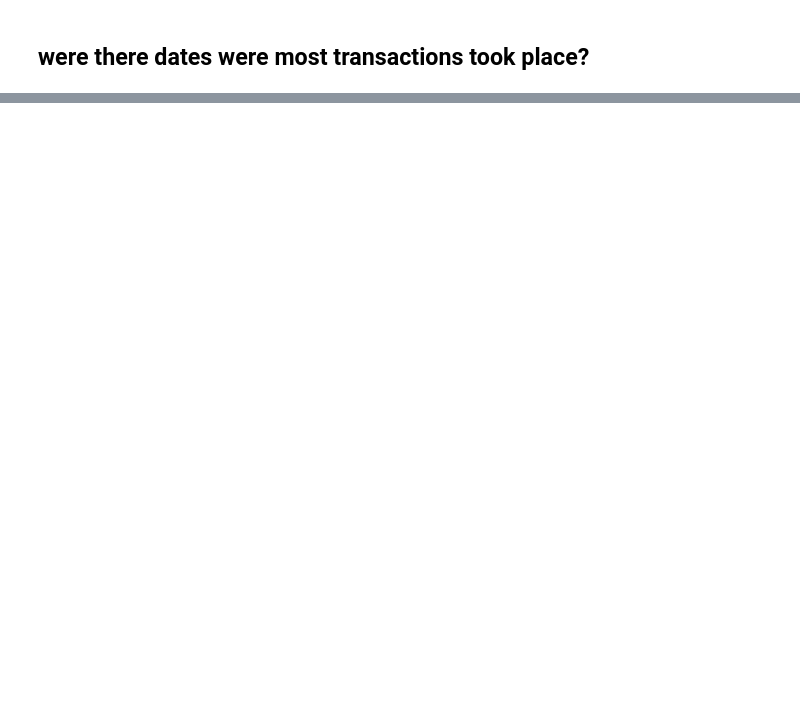
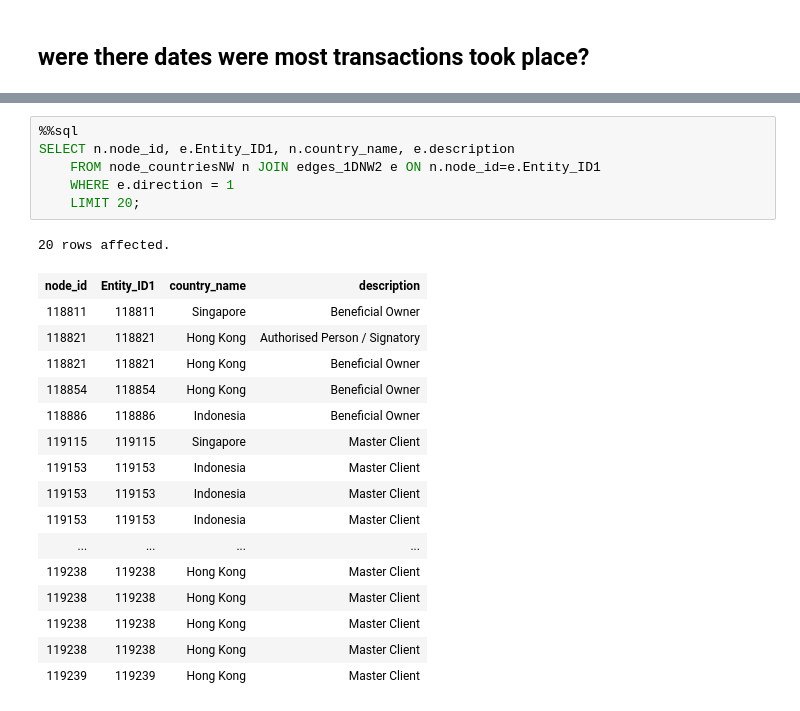
Before and after one commit to stephgline/sql_challenge_exploring_offshoreleaks, a Jupyter notebook: 4.8.16panama_papers.ipynb, the cells around one changed output, grey strips where cells are left out. Saved outputs shown, nothing was run; the diff lists cells and outputs as text; blank space fills up the shorter version.

```diff
--- a/4.8.16panama_papers.ipynb
+++ b/4.8.16panama_papers.ipynb
@@ -617,0 +627,24 @@ select date_to, COUNT(date_to) AS datetocount
+# %%
+%%sql
+SELECT n.node_id, e.Entity_ID1, n.country_name, e.description
+    FROM node_countriesNW n JOIN edges_1DNW2 e ON n.node_id=e.Entity_ID1
+    WHERE e.direction = 1
+    LIMIT 20;
+# %% [output]
+20 rows affected.
+| node_id | Entity_ID1 | country_name | description |
+| 118811 | 118811 | Singapore | Beneficial Owner |
+| 118821 | 118821 | Hong Kong | Authorised Person / Signatory |
+| 118821 | 118821 | Hong Kong | Beneficial Owner |
+| 118854 | 118854 | Hong Kong | Beneficial Owner |
+| 118886 | 118886 | Indonesia | Beneficial Owner |
+| 119115 | 119115 | Singapore | Master Client |
+| 119153 | 119153 | Indonesia | Master Client |
+| 119153 | 119153 | Indonesia | Master Client |
+| 119153 | 119153 | Indonesia | Master Client |
+| ... | ... | ... | ... |
+| 119238 | 119238 | Hong Kong | Master Client |
+| 119238 | 119238 | Hong Kong | Master Client |
+| 119238 | 119238 | Hong Kong | Master Client |
+| 119238 | 119238 | Hong Kong | Master Client |
+| 119239 | 119239 | Hong Kong | Master Client |
```
Also changed, not shown: parts of 12 cells of this notebook.
